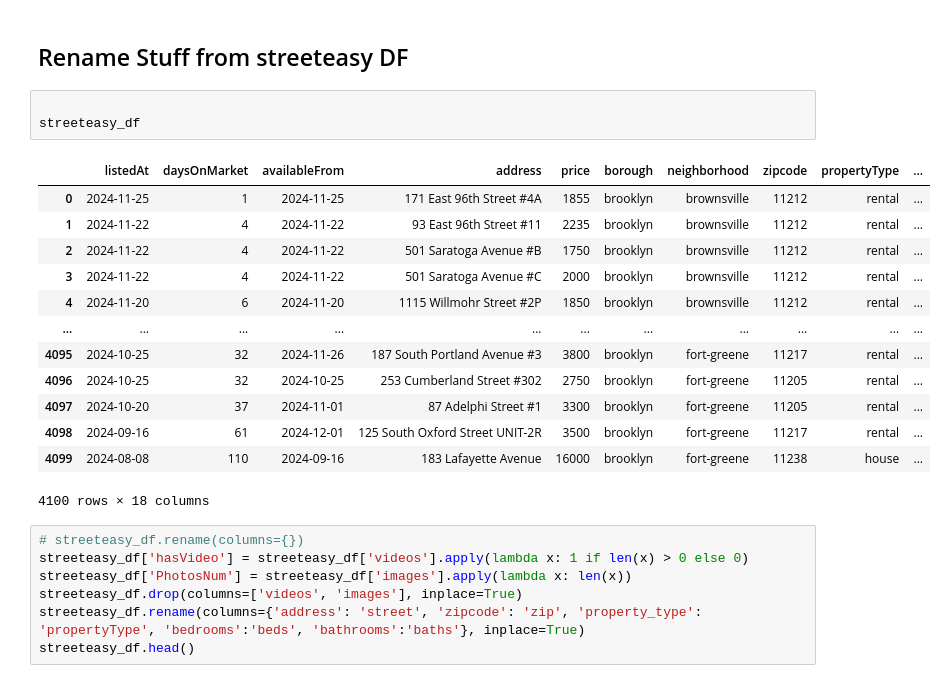
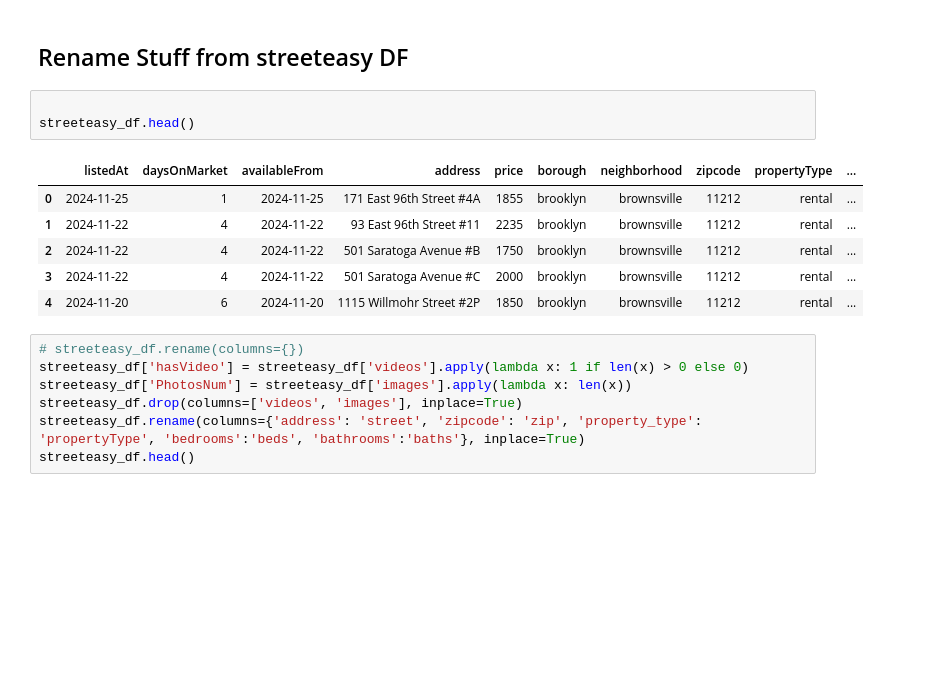
Before and after one commit to abhishekmahajan98/rent-raja, a Jupyter notebook: merger.ipynb, the cells around one changed output. Saved outputs shown, nothing was run; the diff lists cells and outputs as text; blank space fills up the shorter version.

```diff
--- a/merger.ipynb
+++ b/merger.ipynb
@@ -190,21 +190,14 @@ streeteasy_df.drop(columns=['id', 'sqft', 'type', 'building', 'agents', 'noFee',
 ## Rename Stuff from streeteasy DF
 # %%
 
-streeteasy_df
+streeteasy_df.head()
 # %% [output]
 |  | listedAt | daysOnMarket | availableFrom | address | price | borough | neighborhood | zipcode | propertyType | ... |
 | 0 | 2024-11-25 | 1 | 2024-11-25 | 171 East 96th Street #4A | 1855 | brooklyn | brownsville | 11212 | rental | ... |
 | 1 | 2024-11-22 | 4 | 2024-11-22 | 93 East 96th Street #11 | 2235 | brooklyn | brownsville | 11212 | rental | ... |
 | 2 | 2024-11-22 | 4 | 2024-11-22 | 501 Saratoga Avenue #B | 1750 | brooklyn | brownsville | 11212 | rental | ... |
 | 3 | 2024-11-22 | 4 | 2024-11-22 | 501 Saratoga Avenue #C | 2000 | brooklyn | brownsville | 11212 | rental | ... |
 | 4 | 2024-11-20 | 6 | 2024-11-20 | 1115 Willmohr Street #2P | 1850 | brooklyn | brownsville | 11212 | rental | ... |
-| ... | ... | ... | ... | ... | ... | ... | ... | ... | ... | ... |
-| 4095 | 2024-10-25 | 32 | 2024-11-26 | 187 South Portland Avenue #3 | 3800 | brooklyn | fort-greene | 11217 | rental | ... |
-| 4096 | 2024-10-25 | 32 | 2024-10-25 | 253 Cumberland Street #302 | 2750 | brooklyn | fort-greene | 11205 | rental | ... |
-| 4097 | 2024-10-20 | 37 | 2024-11-01 | 87 Adelphi Street #1 | 3300 | brooklyn | fort-greene | 11205 | rental | ... |
-| 4098 | 2024-09-16 | 61 | 2024-12-01 | 125 South Oxford Street UNIT-2R | 3500 | brooklyn | fort-greene | 11217 | rental | ... |
-| 4099 | 2024-08-08 | 110 | 2024-09-16 | 183 Lafayette Avenue | 16000 | brooklyn | fort-greene | 11238 | house | ... |
-4100 rows × 18 columns
 # %%
 # streeteasy_df.rename(columns={})
 streeteasy_df['hasVideo'] = streeteasy_df['videos'].apply(lambda x: 1 if len(x) > 0 else 0)
```
Also changed, not shown: parts of 15 cells of this notebook, 2 other files.
